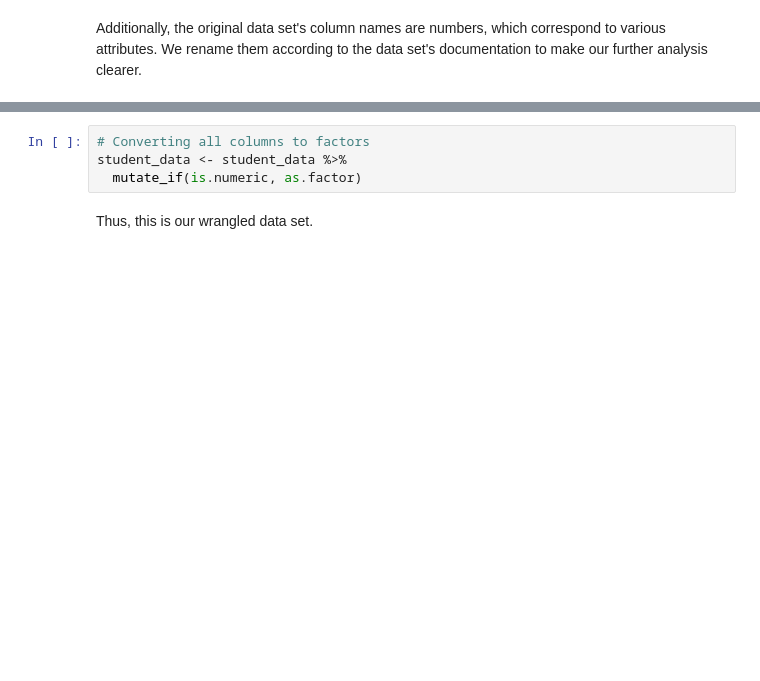
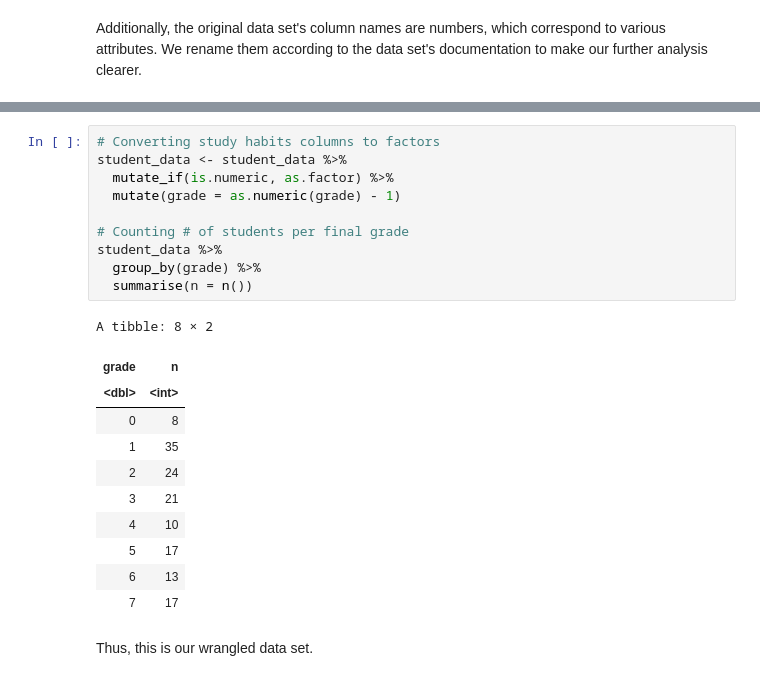
Before and after one commit to Ihor16/stat-301-project, a Jupyter notebook: Proposal.ipynb, the cells around one changed output, grey strips where cells are left out. Cells and saved outputs as stored; diff of their text form; blank space fills up the shorter version.

```diff
--- a/Proposal.ipynb
+++ b/Proposal.ipynb
@@ -109,7 +110,25 @@ The observations themselves are also numbers that need to be translated using th
 # %%
-# Converting all columns to factors
+# Converting study habits columns to factors
 student_data <- student_data %>%
-  mutate_if(is.numeric, as.factor)
+  mutate_if(is.numeric, as.factor) %>%
+  mutate(grade = as.numeric(grade) - 1)
+
+# Counting # of students per final grade
+student_data %>%
+  group_by(grade) %>%
+  summarise(n = n())
+# %% [output]
+A tibble: 8 × 2
+| grade | n |
+| <dbl> | <int> |
+| 0 | 8 |
+| 1 | 35 |
+| 2 | 24 |
+| 3 | 21 |
+| 4 | 10 |
+| 5 | 17 |
+| 6 | 13 |
+| 7 | 17 |
 # %% [markdown]
 Thus, this is our wrangled data set.
 # %%
```
Also changed, not shown: parts of 9 cells of this notebook.
